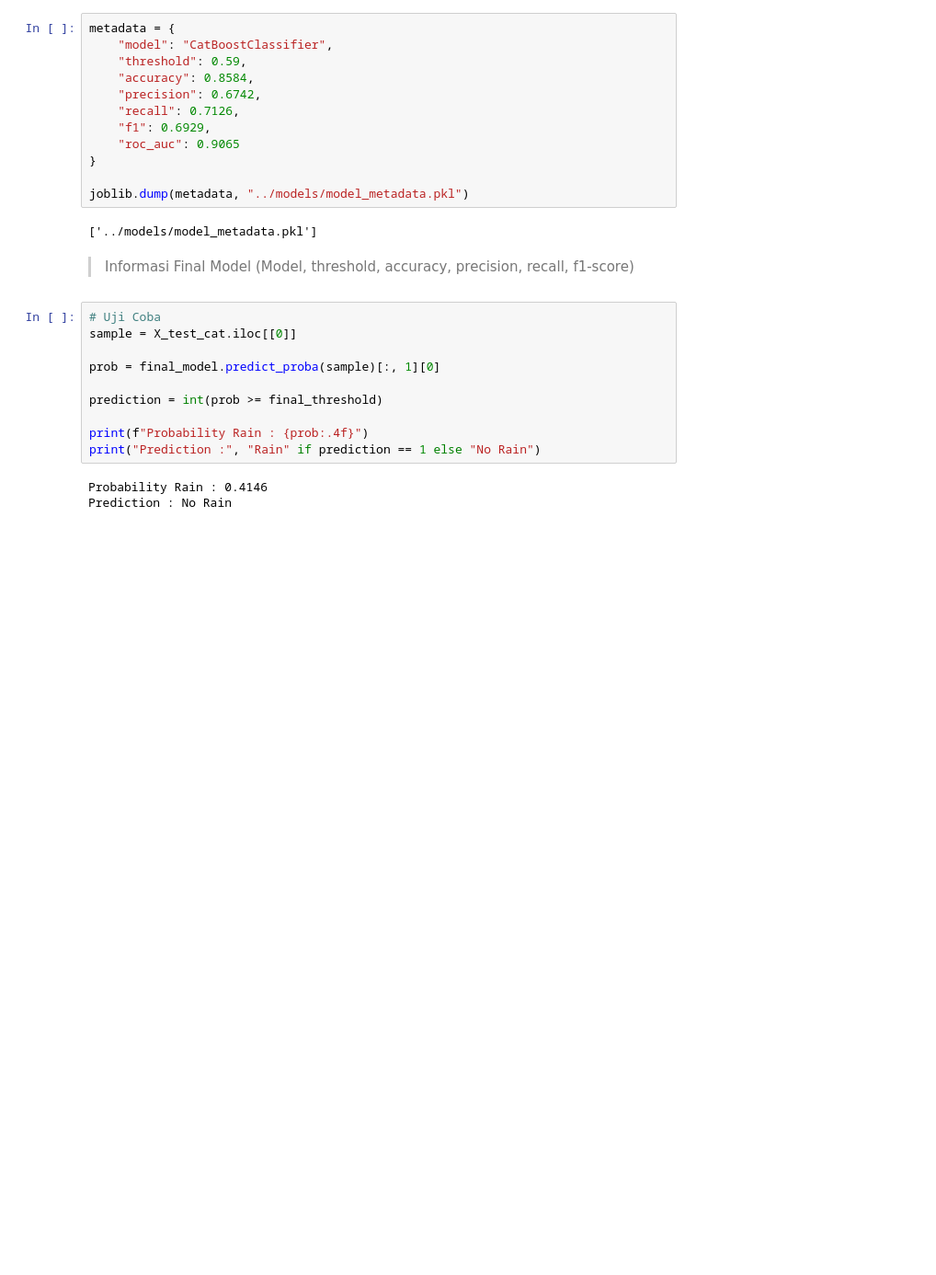
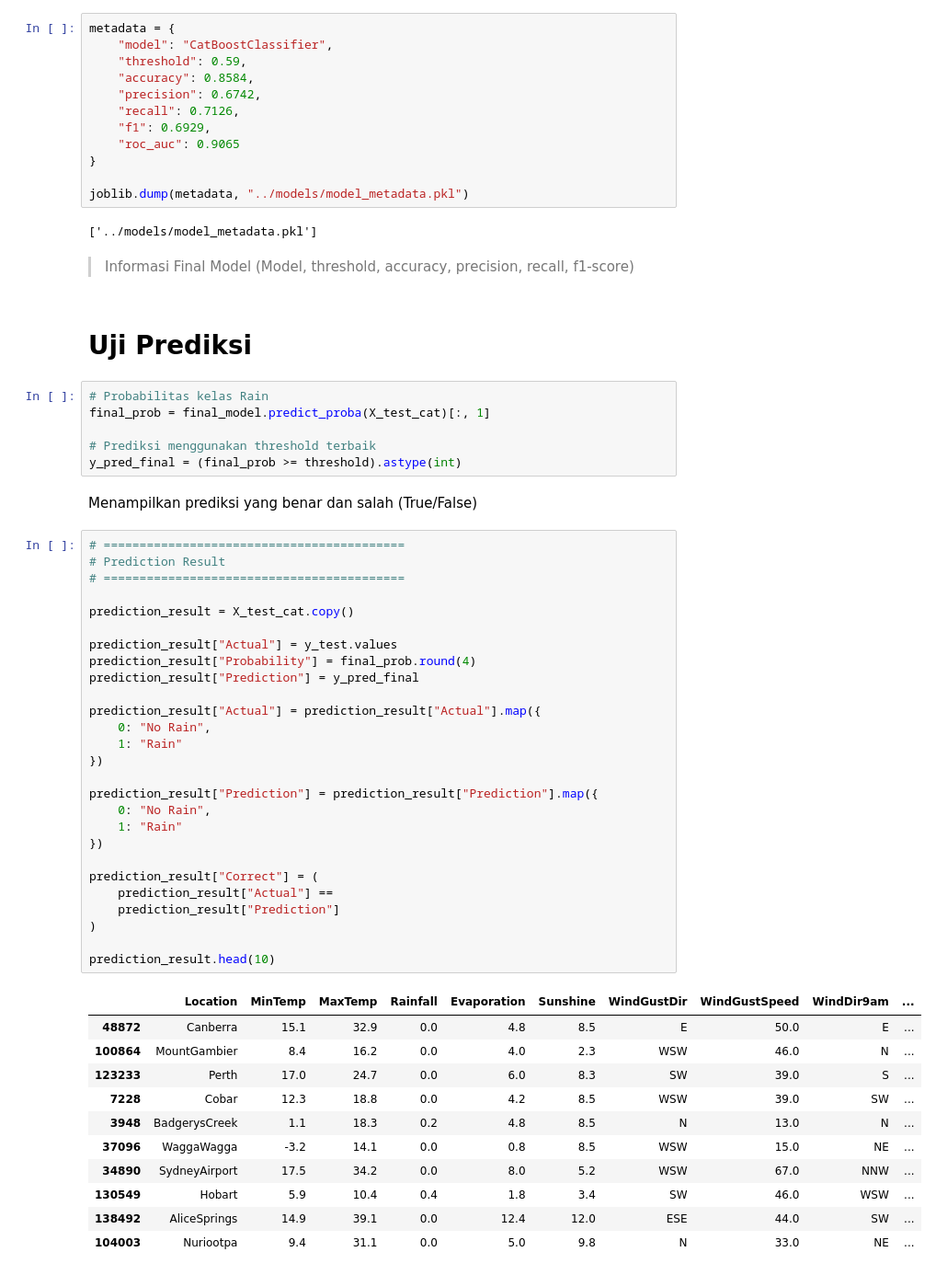
Before and after one commit to RandiBro234/AustraliaRainPrediction, a Jupyter notebook: notebook/rain_prediction.ipynb, the cells around one changed output. Shown at 92% size. Cells and saved outputs as stored; diff of their text form; blank space fills up the shorter version.

```diff
--- a/notebook/rain_prediction.ipynb
+++ b/notebook/rain_prediction.ipynb
@@ -2216,16 +2168,52 @@ joblib.dump(metadata, "../models/model_metadata.pkl")
 ['../models/model_metadata.pkl']
 # %% [markdown]
 > Informasi Final Model (Model, threshold, accuracy, precision, recall, f1-score)
+# %% [markdown]
+# Uji Prediksi
 # %%
-# Uji Coba
-sample = X_test_cat.iloc[[0]]
+# Probabilitas kelas Rain
+final_prob = final_model.predict_proba(X_test_cat)[:, 1]
 
-prob = final_model.predict_proba(sample)[:, 1][0]
-
-prediction = int(prob >= final_threshold)
-
-print(f"Probability Rain : {prob:.4f}")
-print("Prediction :", "Rain" if prediction == 1 else "No Rain")
+# Prediksi menggunakan threshold terbaik
+y_pred_final = (final_prob >= threshold).astype(int)
-# %% [output]
-Probability Rain : 0.4146
-Prediction : No Rain
+# %% [markdown]
+Menampilkan prediksi yang benar dan salah (True/False)
+# %%
+# ==========================================
+# Prediction Result
+# ==========================================
+
+prediction_result = X_test_cat.copy()
+
+prediction_result["Actual"] = y_test.values
+prediction_result["Probability"] = final_prob.round(4)
+prediction_result["Prediction"] = y_pred_final
+
+prediction_result["Actual"] = prediction_result["Actual"].map({
+    0: "No Rain",
+    1: "Rain"
+})
+
+prediction_result["Prediction"] = prediction_result["Prediction"].map({
+    0: "No Rain",
+    1: "Rain"
+})
+
+prediction_result["Correct"] = (
+    prediction_result["Actual"] ==
+    prediction_result["Prediction"]
+)
+
+prediction_result.head(10)
+# %% [output]
+|  | Location | MinTemp | MaxTemp | Rainfall | Evaporation | Sunshine | WindGustDir | WindGustSpeed | WindDir9am | ... |
+| 48872 | Canberra | 15.1 | 32.9 | 0.0 | 4.8 | 8.5 | E | 50.0 | E | ... |
+| 100864 | MountGambier | 8.4 | 16.2 | 0.0 | 4.0 | 2.3 | WSW | 46.0 | N | ... |
+| 123233 | Perth | 17.0 | 24.7 | 0.0 | 6.0 | 8.3 | SW | 39.0 | S | ... |
+| 7228 | Cobar | 12.3 | 18.8 | 0.0 | 4.2 | 8.5 | WSW | 39.0 | SW | ... |
+| 3948 | BadgerysCreek | 1.1 | 18.3 | 0.2 | 4.8 | 8.5 | N | 13.0 | N | ... |
+| 37096 | WaggaWagga | -3.2 | 14.1 | 0.0 | 0.8 | 8.5 | WSW | 15.0 | NE | ... |
+| 34890 | SydneyAirport | 17.5 | 34.2 | 0.0 | 8.0 | 5.2 | WSW | 67.0 | NNW | ... |
+| 130549 | Hobart | 5.9 | 10.4 | 0.4 | 1.8 | 3.4 | SW | 46.0 | WSW | ... |
+| 138492 | AliceSprings | 14.9 | 39.1 | 0.0 | 12.4 | 12.0 | ESE | 44.0 | SW | ... |
+| 104003 | Nuriootpa | 9.4 | 31.1 | 0.0 | 5.0 | 9.8 | N | 33.0 | NE | ... |
```
Also changed, not shown: parts of 6 cells of this notebook.
